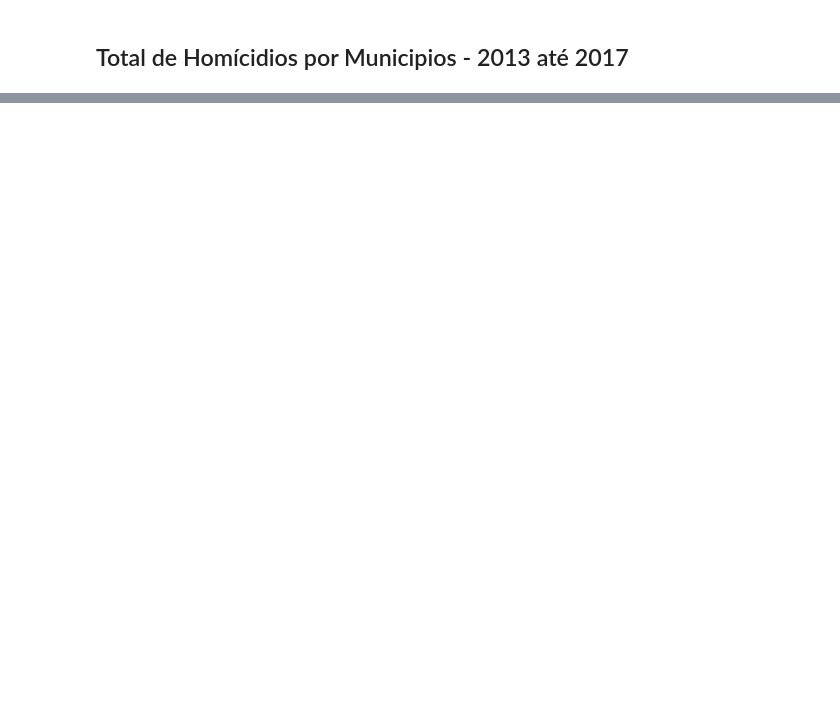
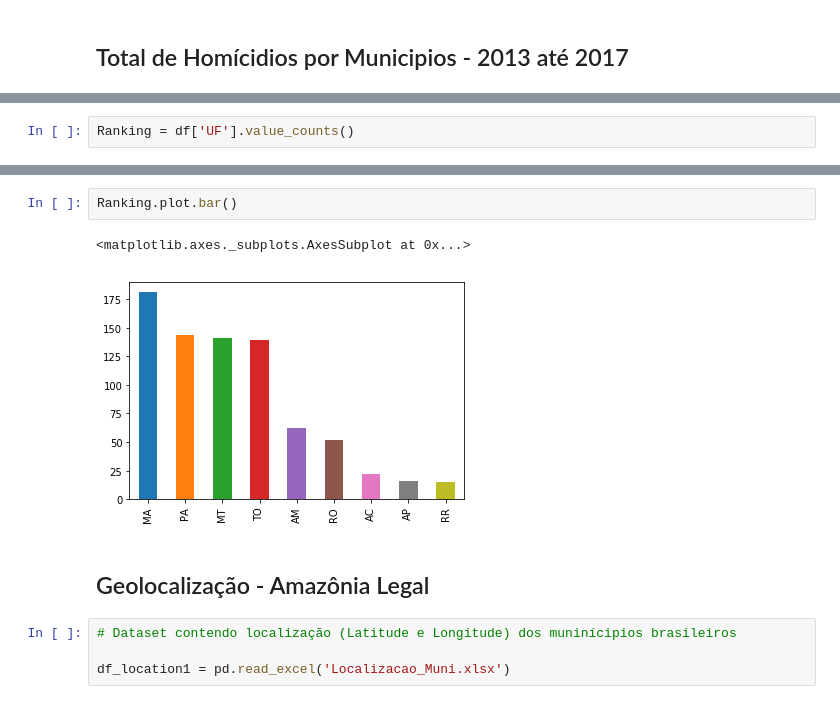
Before and after one commit to nmurgel/Projeto_Integrador, a Jupyter notebook: Meio ambiente/Datasets/IPEA - Inst de Pesq Econom Aplicada - Homícidios - Amazônia Legal - Per 1980 até 2017.ipynb, the cells around one changed output, grey strips where cells are left out. Cells and saved outputs as stored; diff of their text form; blank space fills up the shorter version.

```diff
--- a/Meio ambiente/Datasets/IPEA - Inst de Pesq Econom Aplicada - Homícidios - Amazônia Legal - Per 1980 até 2017.ipynb
+++ b/Meio ambiente/Datasets/IPEA - Inst de Pesq Econom Aplicada - Homícidios - Amazônia Legal - Per 1980 até 2017.ipynb
@@ -107,0 +191,2 @@ UF_AnoGroup.sort_values(by= "2017", ascending=False)
+# %%
+Ranking = df['UF'].value_counts()
@@ -107,0 +206,11 @@ UF_AnoGroup.sort_values(by= "2017", ascending=False)
+# %%
+Ranking.plot.bar()
+# %% [output]
+<matplotlib.axes._subplots.AxesSubplot at 0x...>
+[figure, added]
+# %% [markdown]
+## Geolocalização - Amazônia Legal
+# %%
+# Dataset contendo localização (Latitude e Longitude) dos muninícipios brasileiros
+
+df_location1 = pd.read_excel('Localizacao_Muni.xlsx')
```
Also changed, not shown: parts of 26 cells of this notebook.
